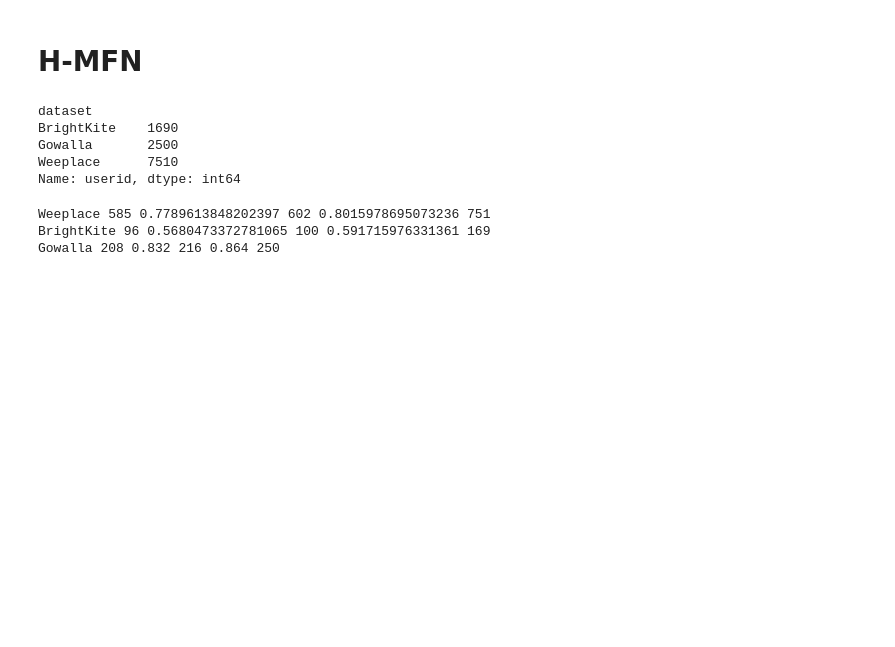
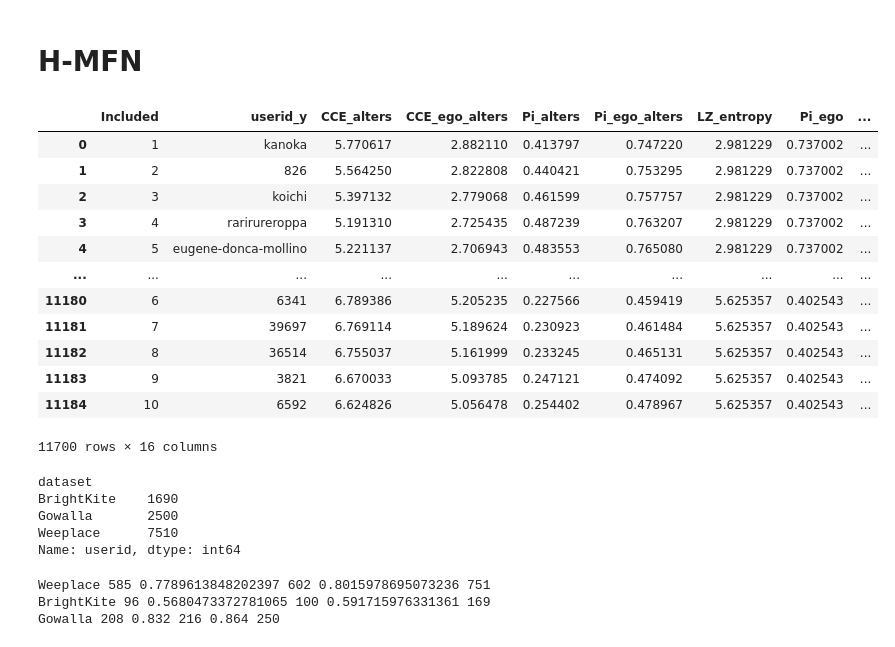
Before and after one commit to Magica-Chen/social-predictability, a Jupyter notebook: StatisticsForPaper.ipynb, the cells around one changed output. Cells and saved outputs as stored; diff of their text form; code cells hidden in the pictures; blank space fills up the shorter version.

```diff
--- a/StatisticsForPaper.ipynb
+++ b/StatisticsForPaper.ipynb
@@ -21,13 +21,13 @@ from scipy.stats import mannwhitneyu
 # bk_final = pd.read_csv("final/bk-150/bk-H-2-10-CP-MFN.csv")
 # gw_final = pd.read_csv("final/gws-150/gws-H-2-10-CP-MFN.csv")
 
-# wp_final = pd.read_csv("final/wp-150/wp-H-2-10-MeetupNp-MFN.csv")
-# bk_final = pd.read_csv("final/bk-150/bk-H-2-10-MeetupNp-MFN.csv")
-# gw_final = pd.read_csv("final/gws-150/gws-H-2-10-MeetupNp-MFN.csv")
+wp_final = pd.read_csv("final/wp-150/wp-H-2-10-MeetupNp-MFN.csv")
+bk_final = pd.read_csv("final/bk-150/bk-H-2-10-MeetupNp-MFN.csv")
+gw_final = pd.read_csv("final/gws-150/gws-H-2-10-MeetupNp-MFN.csv")
 
-wp_final = pd.read_csv("final/wp-150/wp-H-2-10-FreqNp-MFN.csv")
-bk_final = pd.read_csv("final/bk-150/bk-H-2-10-FreqNp-MFN.csv")
-gw_final = pd.read_csv("final/gws-150/gws-H-2-10-FreqNp-MFN.csv")
+# wp_final = pd.read_csv("final/wp-150/wp-H-2-10-FreqNp-MFN.csv")
+# bk_final = pd.read_csv("final/bk-150/bk-H-2-10-FreqNp-MFN.csv")
+# gw_final = pd.read_csv("final/gws-150/gws-H-2-10-FreqNp-MFN.csv")
 
 
 wp_final['dataset'] = "Weeplace"
@@ -42,11 +42,31 @@ def transform_df(df_H_MFN):
                                 'Pi': 'Pi_ego'}, axis=1)
     df_H_MFN['Pi_alters_ratio'] = df_H_MFN['Pi_alters'] / df_H_MFN['Pi_ego']
     df_H_MFN['Pi_ego_alters_ratio'] = df_H_MFN['Pi_ego_alters'] / df_H_MFN['Pi_ego']
+
+    df_H_MFN['CCE_alters_ratio'] = df_H_MFN['CCE_alters'] / df_H_MFN['LZ_entropy']
+    df_H_MFN['CCE_ego_alters_ratio'] = df_H_MFN['CCE_ego_alters'] / df_H_MFN['LZ_entropy']
+
     return df_H_MFN
 # %%
 df_final = transform_df(pd.concat([wp_final, bk_final, gw_final]))
 # %%
 df_used = df_final[(df_final['Included'] <=10) & (df_final['n_meetupers_x']>=10)]
+# %%
+df_used
+# %% [output]
+|  | Included | userid_y | CCE_alters | CCE_ego_alters | Pi_alters | Pi_ego_alters | LZ_entropy | Pi_ego | ... |
+| 0 | 1 | kanoka | 5.770617 | 2.882110 | 0.413797 | 0.747220 | 2.981229 | 0.737002 | ... |
+| 1 | 2 | 826 | 5.564250 | 2.822808 | 0.440421 | 0.753295 | 2.981229 | 0.737002 | ... |
+| 2 | 3 | koichi | 5.397132 | 2.779068 | 0.461599 | 0.757757 | 2.981229 | 0.737002 | ... |
+| 3 | 4 | rarirureroppa | 5.191310 | 2.725435 | 0.487239 | 0.763207 | 2.981229 | 0.737002 | ... |
+| 4 | 5 | eugene-donca-mollino | 5.221137 | 2.706943 | 0.483553 | 0.765080 | 2.981229 | 0.737002 | ... |
+| ... | ... | ... | ... | ... | ... | ... | ... | ... | ... |
+| 11180 | 6 | 6341 | 6.789386 | 5.205235 | 0.227566 | 0.459419 | 5.625357 | 0.402543 | ... |
+| 11181 | 7 | 39697 | 6.769114 | 5.189624 | 0.230923 | 0.461484 | 5.625357 | 0.402543 | ... |
+| 11182 | 8 | 36514 | 6.755037 | 5.161999 | 0.233245 | 0.465131 | 5.625357 | 0.402543 | ... |
+| 11183 | 9 | 3821 | 6.670033 | 5.093785 | 0.247121 | 0.474092 | 5.625357 | 0.402543 | ... |
+| 11184 | 10 | 6592 | 6.624826 | 5.056478 | 0.254402 | 0.478967 | 5.625357 | 0.402543 | ... |
+11700 rows × 16 columns
 # %%
 df_used.groupby('dataset')['userid'].count()
 # %% [output]
```
Also changed, not shown: parts of 19 cells of this notebook, 2 other files.
